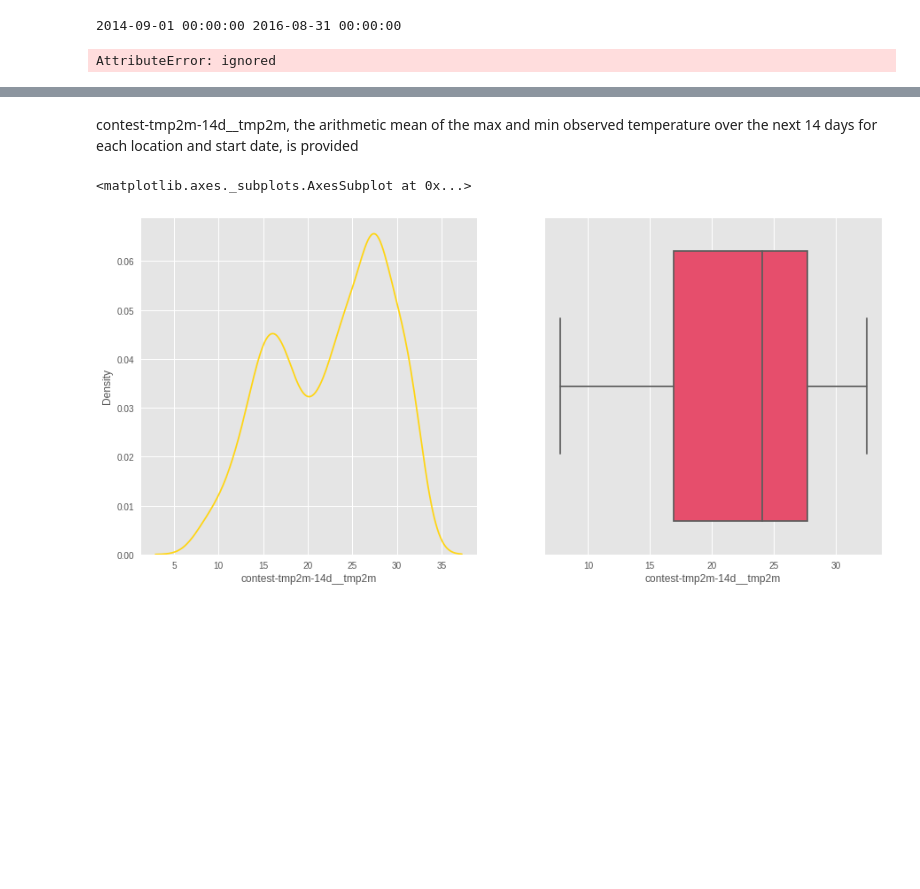
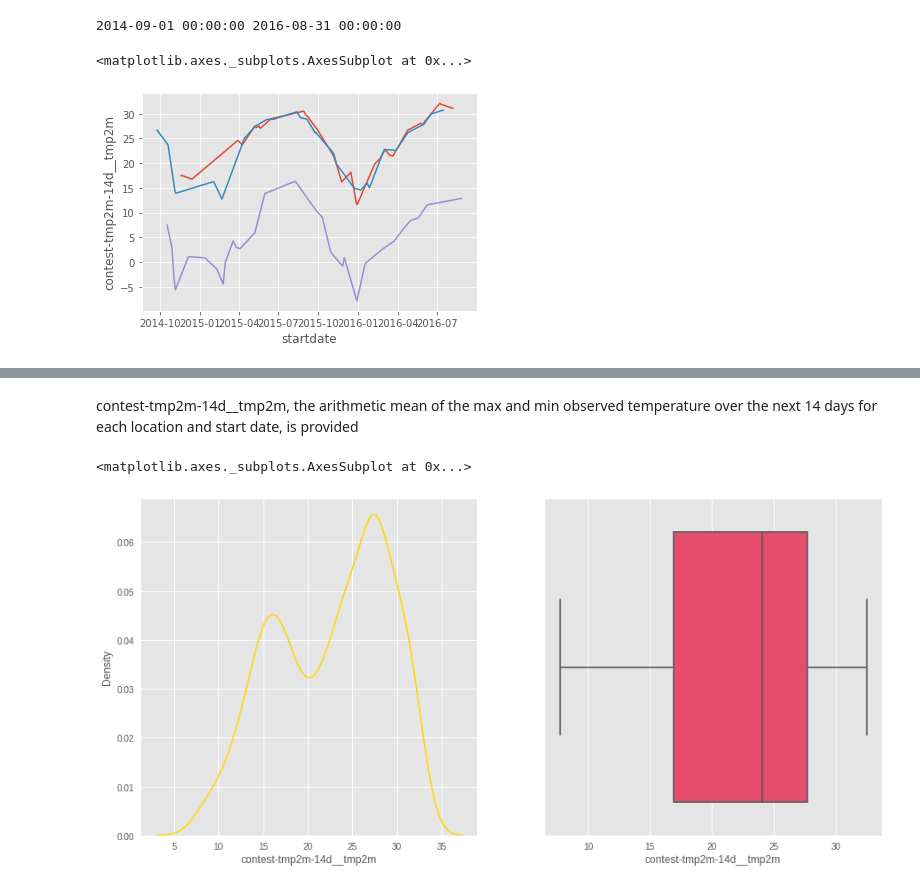
Before and after one commit to GagraniV/WiDS2023, a Jupyter notebook: VJ_WiDS_Jan132023.ipynb, the cells around one changed output, grey strips where cells are left out. Cells and saved outputs as stored; diff of their text form; code cells hidden in the pictures; blank space fills up the shorter version.

```diff
--- a/VJ_WiDS_Jan132023.ipynb
+++ b/VJ_WiDS_Jan132023.ipynb
@@ -295,13 +324,14 @@ print(min(trn_df.startdate), max(trn_df.startdate))
 # %%
 temp = trn_df[trn_df.loc_group == 0]
 sns.lineplot(data=temp, x = 'startdate', y = 'contest-tmp2m-14d__tmp2m')
 temp = trn_df[trn_df.loc_group == 1]
 sns.lineplot(data=temp, x = 'startdate', y = 'contest-tmp2m-14d__tmp2m')
 
-temp = trn_df[trn_df.loc_group == 2]
+temp = trn_df[trn_df.loc_group == 556]
 sns.lineplot(data=temp, x = 'startdate', y = 'contest-tmp2m-14d__tmp2m')
 # %% [output]
-AttributeError: ignored
+<matplotlib.axes._subplots.AxesSubplot at 0x...>
+[figure, added]
 # %%
 trn_df.describe().style.background_gradient(cmap="Pastel1")
 # %% [output]
```
Also changed, not shown: parts of 18 cells of this notebook.
